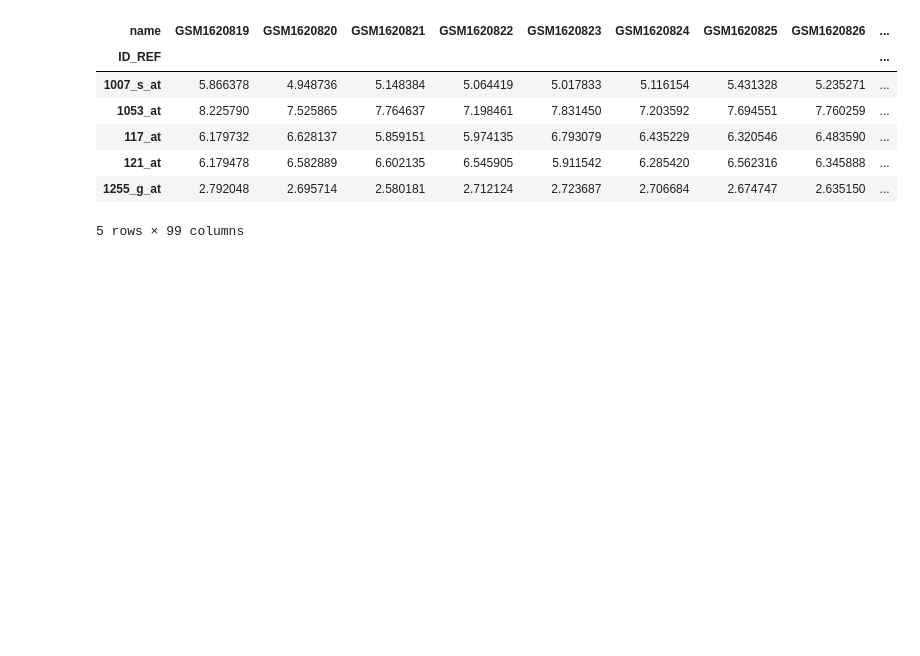
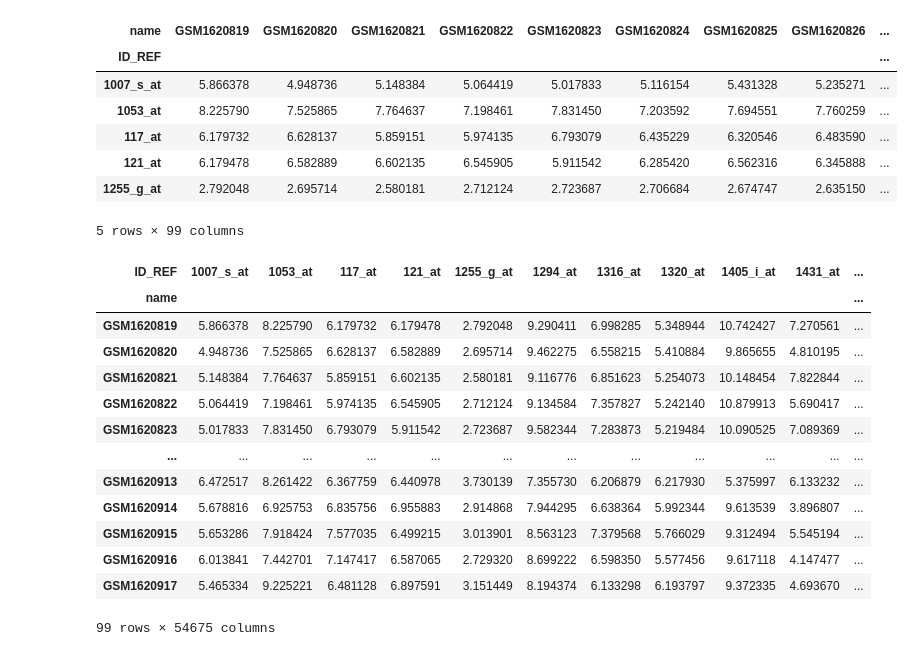
Before and after one commit to surjdev/AIBI_Analytic_tools, a Jupyter notebook: notebooks/pull_data_and_normalization.ipynb, the cells around one changed output. Drawn from its saved outputs; the diff is of its cells as text; code cells hidden in the pictures; blank space fills up the shorter version.

```diff
--- a/notebooks/pull_data_and_normalization.ipynb
+++ b/notebooks/pull_data_and_normalization.ipynb
@@ -124,3 +141,21 @@ pivoted_control_samples.head()
 | 121_at | 6.179478 | 6.582889 | 6.602135 | 6.545905 | 5.911542 | 6.285420 | 6.562316 | 6.345888 | ... |
 | 1255_g_at | 2.792048 | 2.695714 | 2.580181 | 2.712124 | 2.723687 | 2.706684 | 2.674747 | 2.635150 | ... |
 5 rows × 99 columns
+# %%
+exprsdata = pivoted_control_samples.T
+exprsdata
+# %% [output]
+| ID_REF | 1007_s_at | 1053_at | 117_at | 121_at | 1255_g_at | 1294_at | 1316_at | 1320_at | 1405_i_at | 1431_at | ... |
+| name |  |  |  |  |  |  |  |  |  |  | ... |
+| GSM1620819 | 5.866378 | 8.225790 | 6.179732 | 6.179478 | 2.792048 | 9.290411 | 6.998285 | 5.348944 | 10.742427 | 7.270561 | ... |
+| GSM1620820 | 4.948736 | 7.525865 | 6.628137 | 6.582889 | 2.695714 | 9.462275 | 6.558215 | 5.410884 | 9.865655 | 4.810195 | ... |
+| GSM1620821 | 5.148384 | 7.764637 | 5.859151 | 6.602135 | 2.580181 | 9.116776 | 6.851623 | 5.254073 | 10.148454 | 7.822844 | ... |
+| GSM1620822 | 5.064419 | 7.198461 | 5.974135 | 6.545905 | 2.712124 | 9.134584 | 7.357827 | 5.242140 | 10.879913 | 5.690417 | ... |
+| GSM1620823 | 5.017833 | 7.831450 | 6.793079 | 5.911542 | 2.723687 | 9.582344 | 7.283873 | 5.219484 | 10.090525 | 7.089369 | ... |
+| ... | ... | ... | ... | ... | ... | ... | ... | ... | ... | ... | ... |
+| GSM1620913 | 6.472517 | 8.261422 | 6.367759 | 6.440978 | 3.730139 | 7.355730 | 6.206879 | 6.217930 | 5.375997 | 6.133232 | ... |
+| GSM1620914 | 5.678816 | 6.925753 | 6.835756 | 6.955883 | 2.914868 | 7.944295 | 6.638364 | 5.992344 | 9.613539 | 3.896807 | ... |
+| GSM1620915 | 5.653286 | 7.918424 | 7.577035 | 6.499215 | 3.013901 | 8.563123 | 7.379568 | 5.766029 | 9.312494 | 5.545194 | ... |
+| GSM1620916 | 6.013841 | 7.442701 | 7.147417 | 6.587065 | 2.729320 | 8.699222 | 6.598350 | 5.577456 | 9.617118 | 4.147477 | ... |
+| GSM1620917 | 5.465334 | 9.225221 | 6.481128 | 6.897591 | 3.151449 | 8.194374 | 6.133298 | 6.193797 | 9.372335 | 4.693670 | ... |
+99 rows × 54675 columns
```
Also changed, not shown: parts of 11 cells of this notebook, 3 other files.
